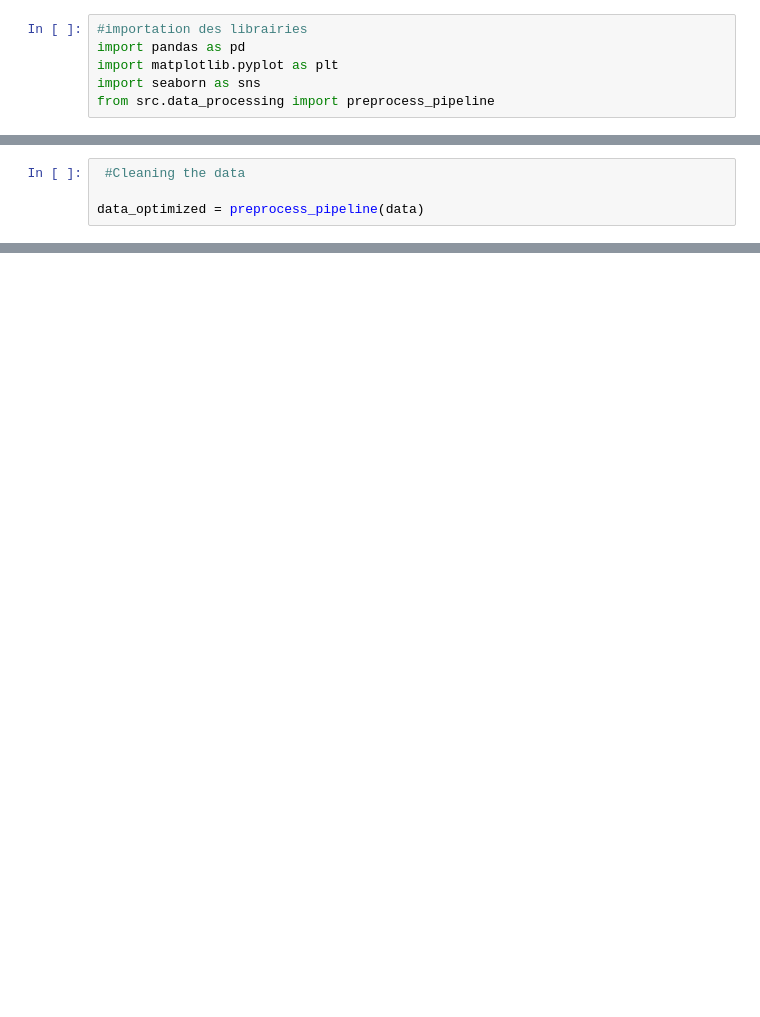
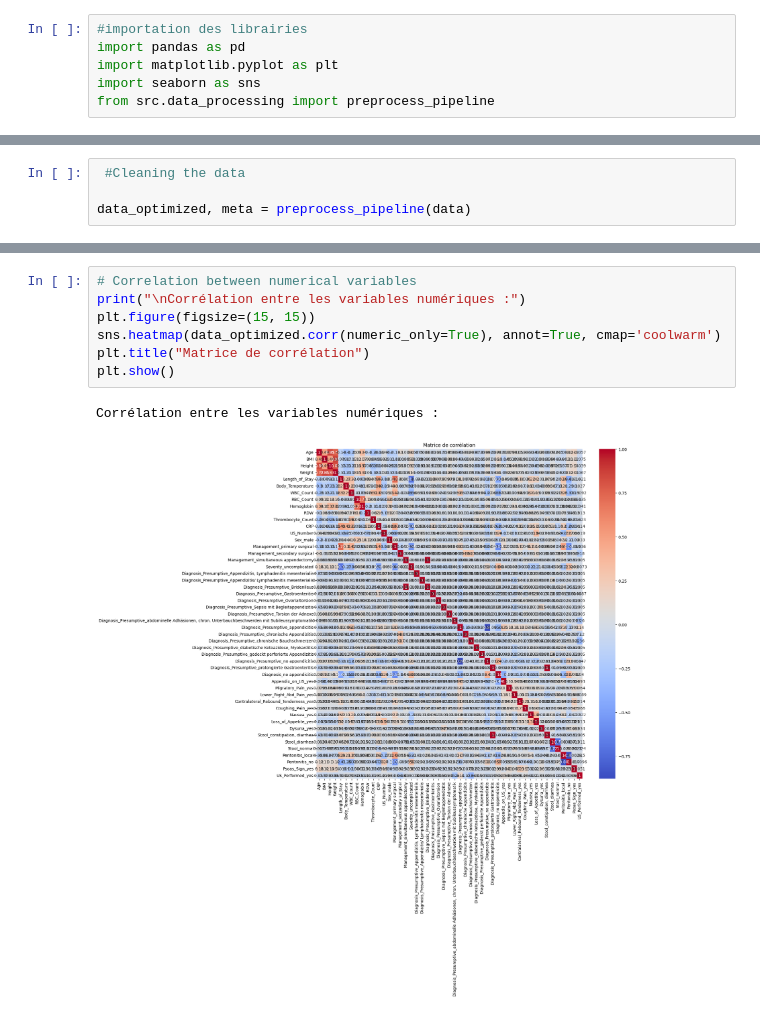
Before and after one commit to Tidianesarrndiaye/projet5-codingweek, a Jupyter notebook: notebooks/eda.ipynb, the cells around one changed output, grey strips where cells are left out. Saved outputs shown, nothing was run; the diff lists cells and outputs as text; blank space fills up the shorter version.

```diff
--- a/notebooks/eda.ipynb
+++ b/notebooks/eda.ipynb
@@ -45,7 +60,7 @@ plt.show()
 # %%
  #Cleaning the data
 
-data_optimized = preprocess_pipeline(data)
+data_optimized, meta = preprocess_pipeline(data)
 # %%
 # Test
 
@@ -65,0 +99,10 @@ print("\nNous avons noté que le dataset ne contient pas \
+# %%
+# Correlation between numerical variables
+print("\nCorrélation entre les variables numériques :")
+plt.figure(figsize=(15, 15))
+sns.heatmap(data_optimized.corr(numeric_only=True), annot=True, cmap='coolwarm')
+plt.title("Matrice de corrélation")
+plt.show()
+# %% [output]
+Corrélation entre les variables numériques :
+[figure, added]
```
Also changed, not shown: parts of 4 cells of this notebook, 1 other file.
